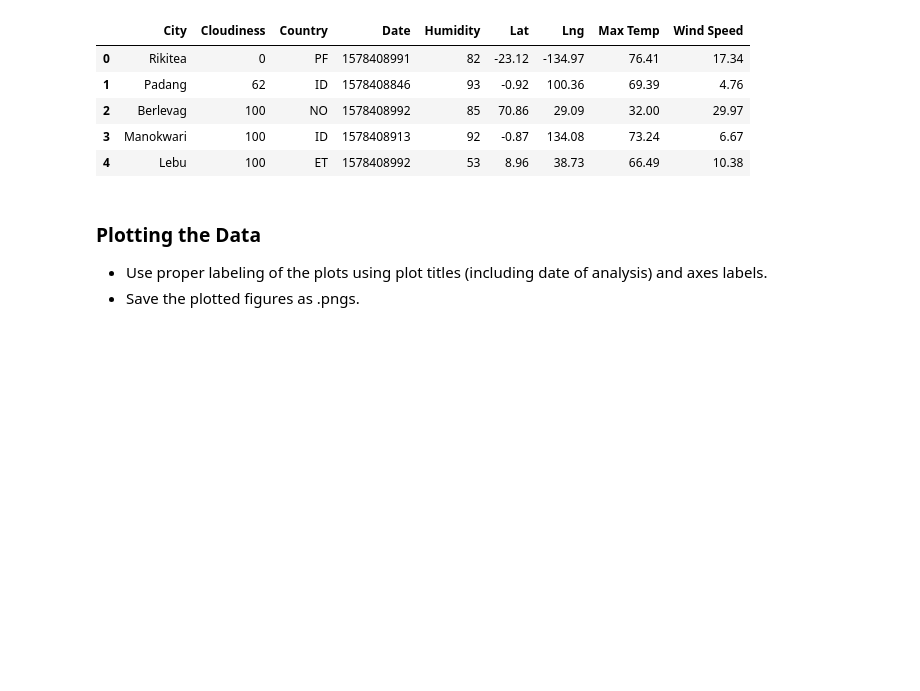
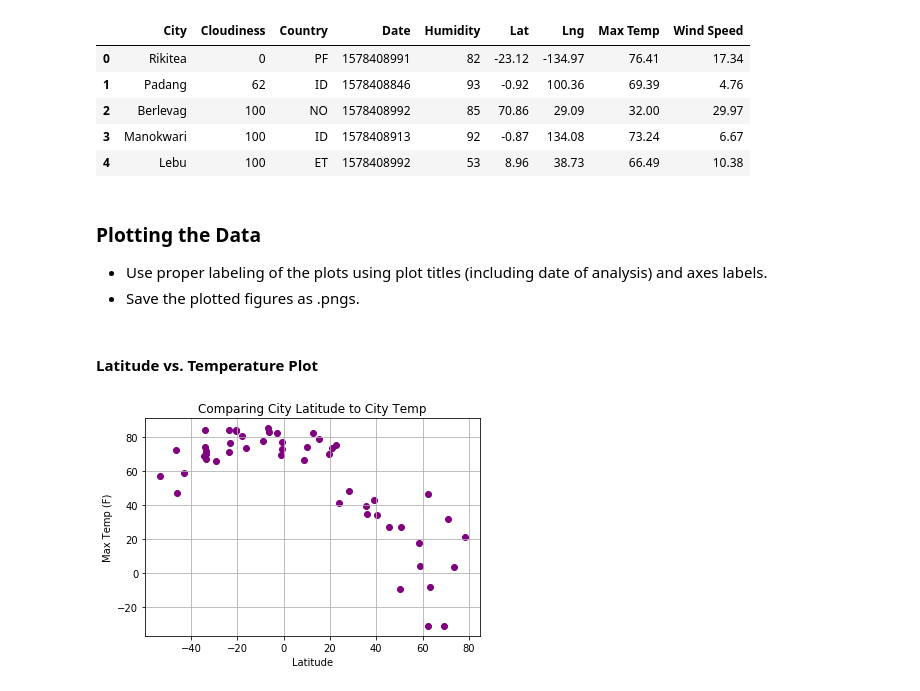
Before and after one commit to michellebrucato/Python_API_Challenge, a Jupyter notebook: WeatherPY/WeatherPY_Brucato.ipynb, the cells around one changed output. Saved outputs shown, nothing was run; the diff lists cells and outputs as text; code cells hidden in the pictures; blank space fills up the shorter version.

Commit message:
create scatter plots from the data.

```diff
--- a/WeatherPY/WeatherPY_Brucato.ipynb
+++ b/WeatherPY/WeatherPY_Brucato.ipynb
@@ -154,3 +154,15 @@ weather_df.head()
 ### Plotting the Data
 * Use proper labeling of the plots using plot titles (including date of analysis) and axes labels.
 * Save the plotted figures as .pngs.
+# %% [markdown]
+#### Latitude vs. Temperature Plot
+# %%
+# create scatter plot for lat vs temp
+plt.title("Comparing City Latitude to City Temp")
+plt.xlabel("Latitude")
+plt.ylabel("Max Temp (F)")
+plt.scatter(weather_df["Lat"], weather_df["Max Temp"], marker="o", color="purple")
+plt.grid()
+plt.show()
+# %% [output]
+[figure, added]
```
Also changed, not shown: parts of 4 cells of this notebook.
